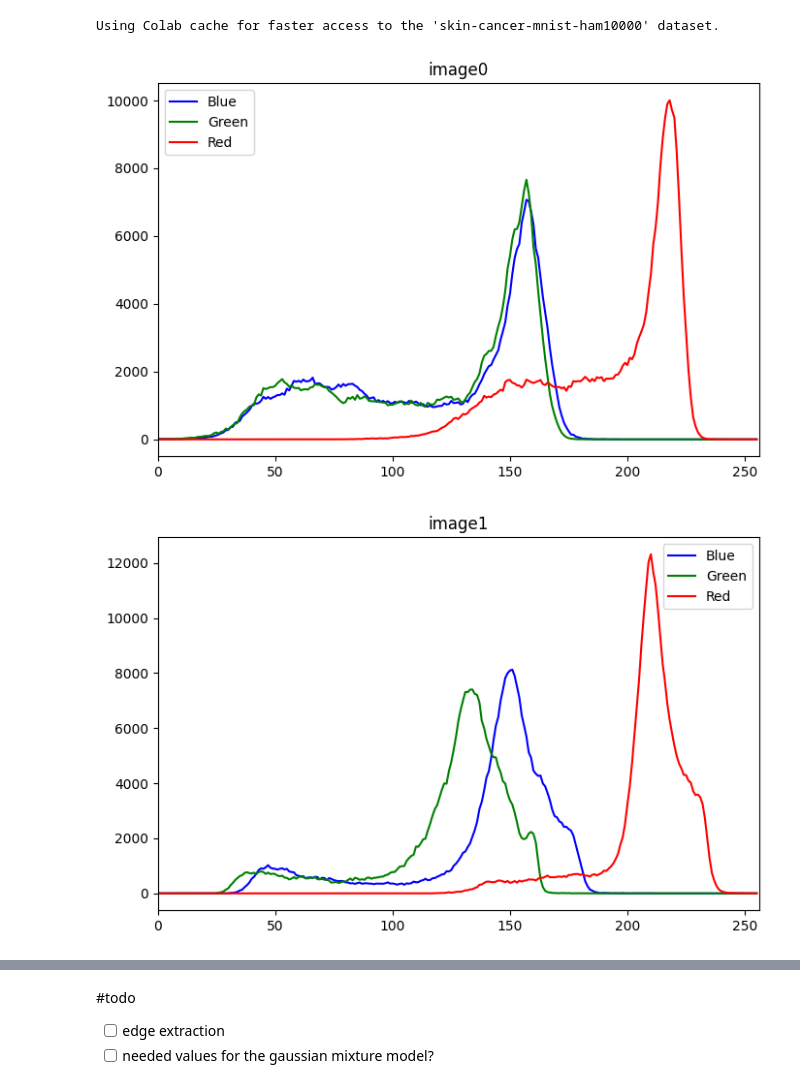
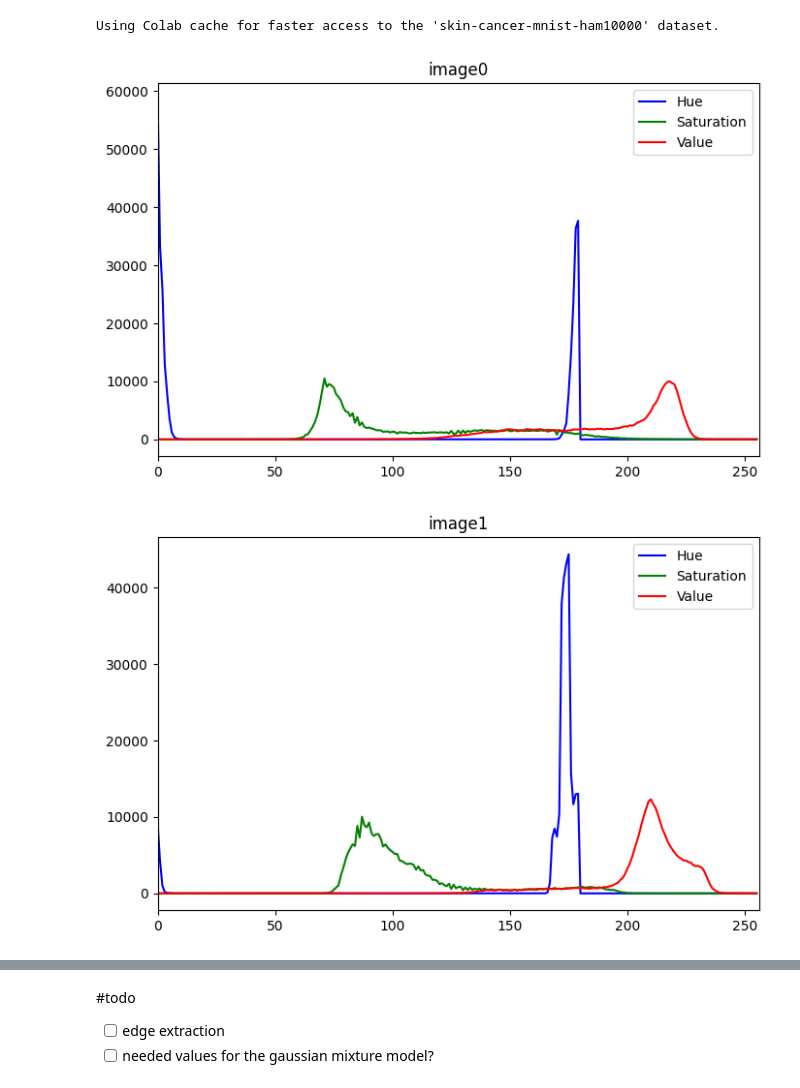
Before and after one commit to Twolvero/Skin-Lesion-Triage, a Jupyter notebook: feature-extraction.ipynb, the cells around one changed output, grey strips where cells are left out. Saved outputs shown, nothing was run; the diff lists cells and outputs as text; code cells hidden in the pictures.

Commit message:
adjust to show hsv histogram

```diff
--- a/feature-extraction.ipynb
+++ b/feature-extraction.ipynb
@@ -20,43 +20,44 @@ def load_images(num: int) -> tuple[list[np.ndarray], tuple[int, int, int]]:
 
     images = []
 
     for i in range(num):
         img = cv2.imread(path + files[i], cv2.IMREAD_COLOR)
-
+        img = cv2.cvtColor(img, cv2.COLOR_BGR2HSV)
         if img is None:
             print(f"Could not load image: {files[i]}")
             continue
 
         images.append(img)
 
     return images, img.shape
 
 def create_hist(img: np.ndarray):
   """
-  create a histogram (BGR) by taking an image
+  create a histogram (HSV) by taking an image
   """
-  blue = cv2.calcHist([img], [0], None, [256], [0,256])
-  green = cv2.calcHist([img], [1], None, [256], [0,256])
-  red = cv2.calcHist([img], [2], None, [256], [0,256])
-  return blue, green, red
+  h = cv2.calcHist([img], [0], None, [256], [0,256])
+  s = cv2.calcHist([img], [1], None, [256], [0,256])
+  v = cv2.calcHist([img], [2], None, [256], [0,256])
+  return h, s, v
 
 def create_plots(imgs: list[np.ndarray]):
   for i, img in enumerate(imgs):
-    blue, green, red = create_hist(img)
+    h, s, v = create_hist(img)
     plt.figure(figsize=(8,5))
-    plt.plot(blue, color='b', label='Blue')
-    plt.plot(green, color='g', label='Green')
-    plt.plot(red, color='r', label='Red')
+    plt.plot(h, color='b', label='Hue')
+    plt.plot(s, color='g', label='Saturation')
+    plt.plot(v, color='r', label='Value')
     plt.xlim([0,256])
     plt.title(f'image{i}')
     plt.legend()
     plt.show()
 
-imgs, shape = load_images(5)
+imgs, shape = load_images(3)
 # print(imgs)
 # print(shape)
 
+# Hue ends at 179
 create_plots(imgs)
 # %% [output]
-[figure, old version]
+[figure, new version]
-[figure, old version]
+[figure, new version]
```
Also changed, not shown: parts of 1 cell of this notebook.
